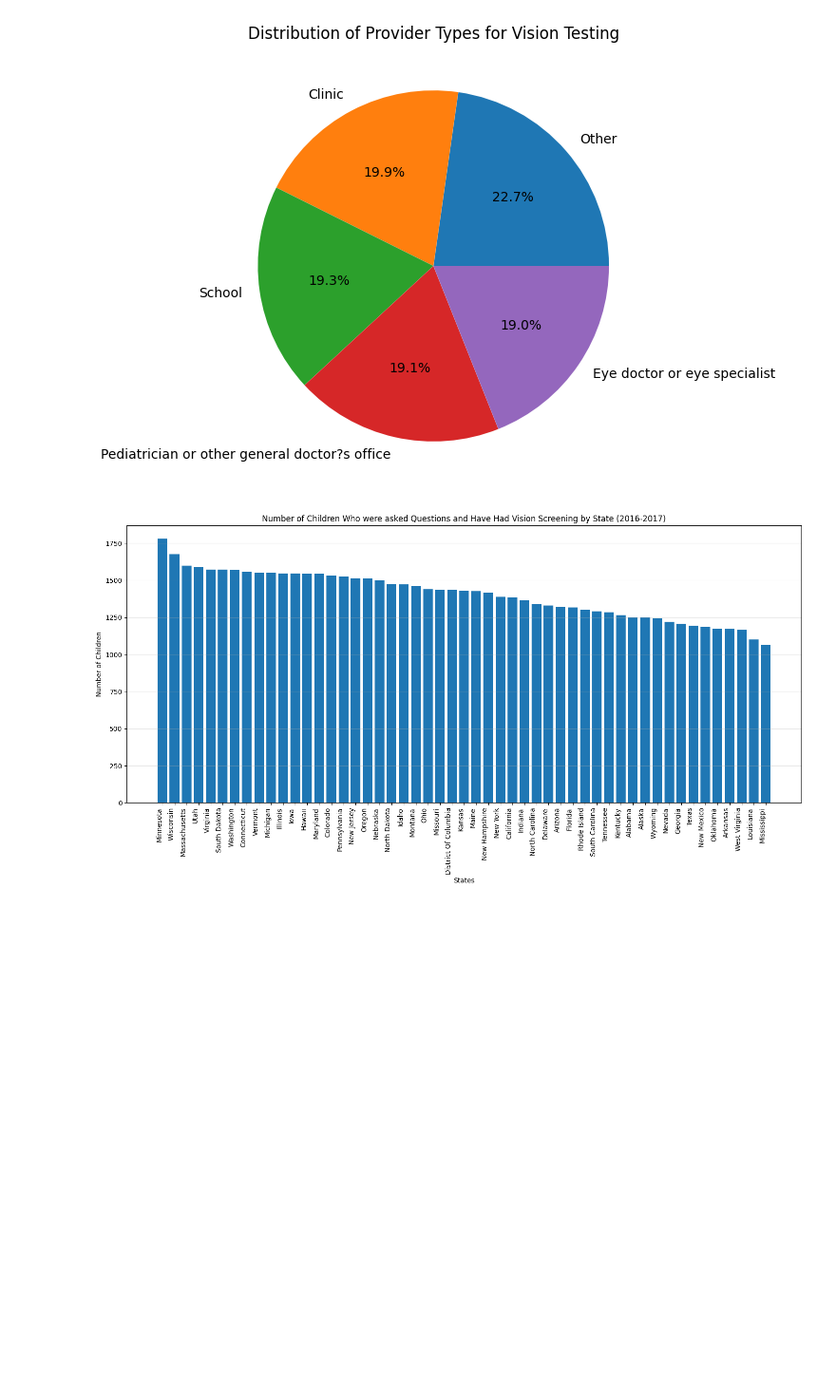
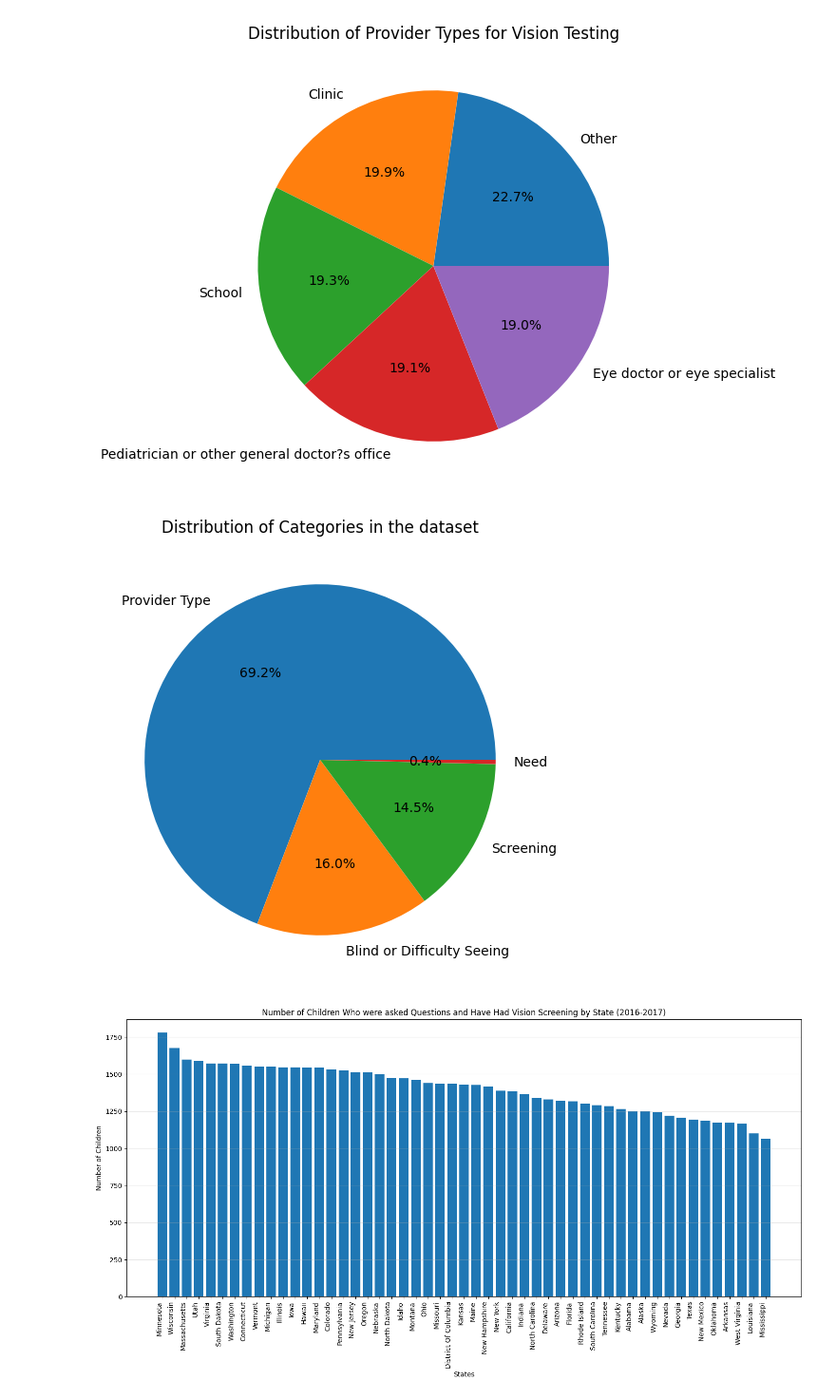
Before and after one commit to ncdavid2/DataScienceAssessment, a Jupyter notebook: Task3Assessment.ipynb, the cells around one changed output. Shown at 95% size. Saved outputs shown, nothing was run; the diff lists cells and outputs as text; code cells hidden in the pictures; blank space fills up the shorter version.

```diff
--- a/Task3Assessment.ipynb
+++ b/Task3Assessment.ipynb
@@ -29,6 +29,16 @@ plt.ylabel('')
 plt.show()
 # %% [output]
 [figure]
+# %%
+# Analyze Categories
+provider_types = df['Category'].value_counts()
+plt.figure(figsize=(10, 6))
+provider_types.plot(kind='pie', autopct='%1.1f%%')
+plt.title('Distribution of Categories in the dataset')
+plt.ylabel('')
+plt.show()
+# %% [output]
+[figure, added]
 # %%
 # Filter data for Vision Screening
 screening_data = df[(df['Topic'] == 'Service Utilization') &
```
Also changed, not shown: parts of 1 cell of this notebook, 1 other file.
